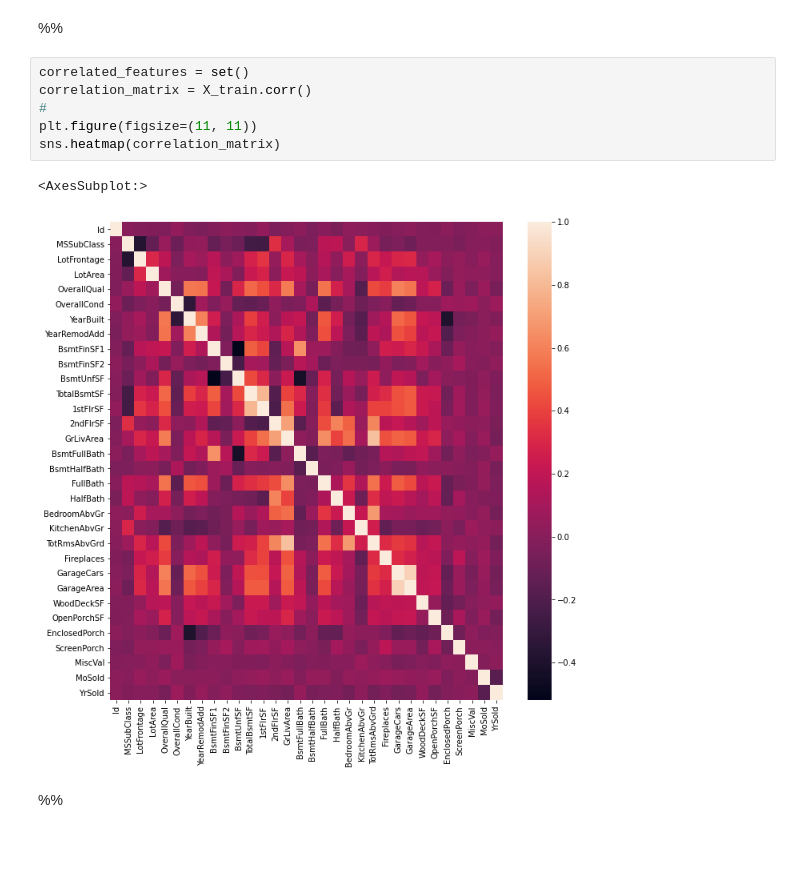
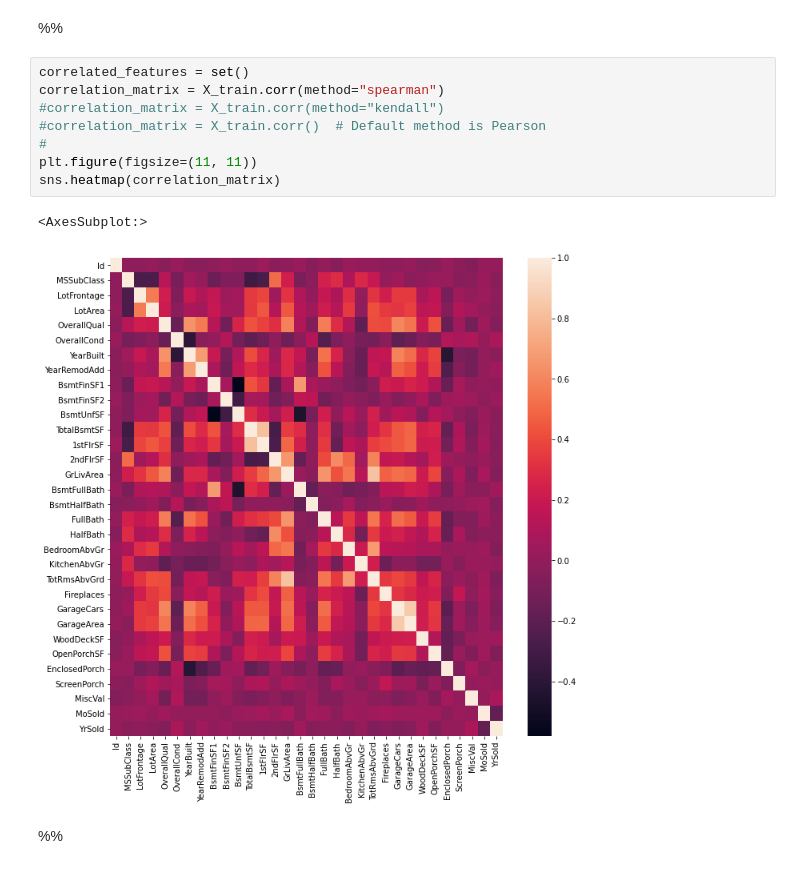
Before and after one commit to vyalla/ML_FeatureSelection, a Jupyter notebook: FilterMethods.ipynb, the cells around one changed output. Drawn from its saved outputs; the diff is of its cells as text.

Commit message:
Find Statistical features from X_train

```diff
--- a/FilterMethods.ipynb
+++ b/FilterMethods.ipynb
@@ -253,13 +253,15 @@ dtype: bool
 %%
 # %%
 correlated_features = set()
-correlation_matrix = X_train.corr()
+correlation_matrix = X_train.corr(method="spearman")
+#correlation_matrix = X_train.corr(method="kendall")
+#correlation_matrix = X_train.corr()  # Default method is Pearson
 #
 plt.figure(figsize=(11, 11))
 sns.heatmap(correlation_matrix)
 # %% [output]
 <AxesSubplot:>
-[figure, old version]
+[figure, new version]
 # %% [markdown]
 %%
 # %%
```
Also changed, not shown: parts of 16 cells of this notebook, 1 other file.
